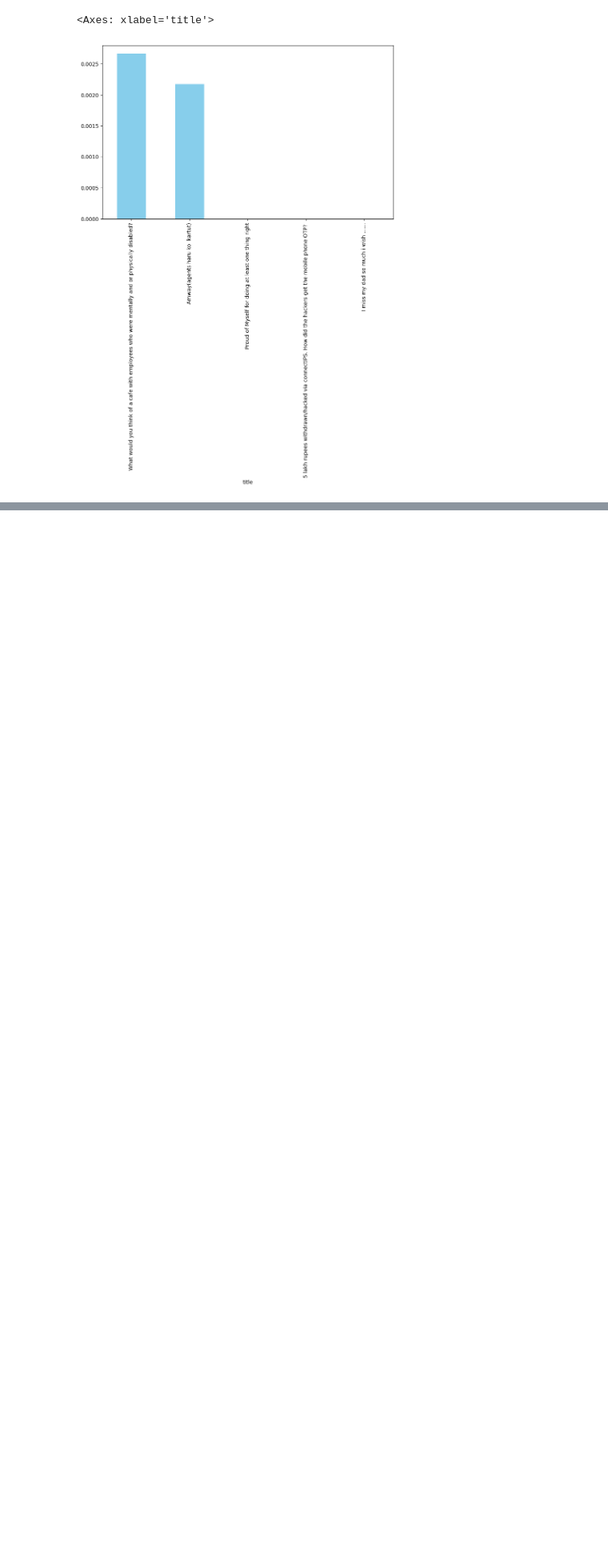
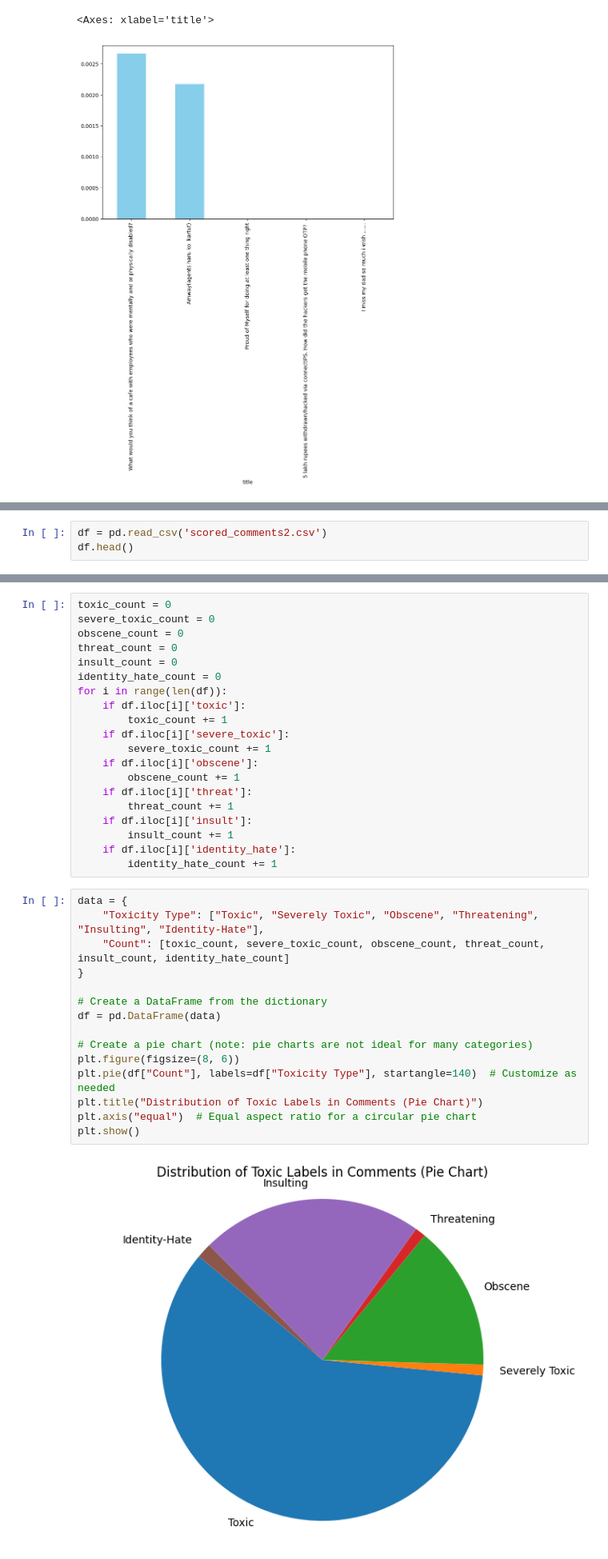
Before and after one commit to raichu03/data_mining, a Jupyter notebook: postprocess.ipynb, the cells around one changed output, grey strips where cells are left out. Shown: that part at 80% size. Cells and saved outputs as stored; diff of their text form; blank space fills up the shorter version.

```diff
--- a/postprocess.ipynb
+++ b/postprocess.ipynb
@@ -163,0 +151,3 @@ average_toxicity_per_title.tail().plot(kind='bar', figsize=(10, 6), color='skybl
+# %%
+df = pd.read_csv('scored_comments2.csv')
+df.head()
@@ -163,0 +161,37 @@ average_toxicity_per_title.tail().plot(kind='bar', figsize=(10, 6), color='skybl
+# %%
+toxic_count = 0
+severe_toxic_count = 0
+obscene_count = 0
+threat_count = 0
+insult_count = 0
+identity_hate_count = 0
+for i in range(len(df)):
+    if df.iloc[i]['toxic']:
+        toxic_count += 1
+    if df.iloc[i]['severe_toxic']:
+        severe_toxic_count += 1
+    if df.iloc[i]['obscene']:
+        obscene_count += 1
+    if df.iloc[i]['threat']:
+        threat_count += 1
+    if df.iloc[i]['insult']:
+        insult_count += 1
+    if df.iloc[i]['identity_hate']:
+        identity_hate_count += 1
+# %%
+data = {
+    "Toxicity Type": ["Toxic", "Severely Toxic", "Obscene", "Threatening", "Insulting", "Identity-Hate"],
+    "Count": [toxic_count, severe_toxic_count, obscene_count, threat_count, insult_count, identity_hate_count]
+}
+
+# Create a DataFrame from the dictionary
+df = pd.DataFrame(data)
+
+# Create a pie chart (note: pie charts are not ideal for many categories)
+plt.figure(figsize=(8, 6))
+plt.pie(df["Count"], labels=df["Toxicity Type"], startangle=140)  # Customize as needed
+plt.title("Distribution of Toxic Labels in Comments (Pie Chart)")
+plt.axis("equal")  # Equal aspect ratio for a circular pie chart
+plt.show()
+# %% [output]
+[figure, added]
```
Also changed, not shown: parts of 4 cells of this notebook.
